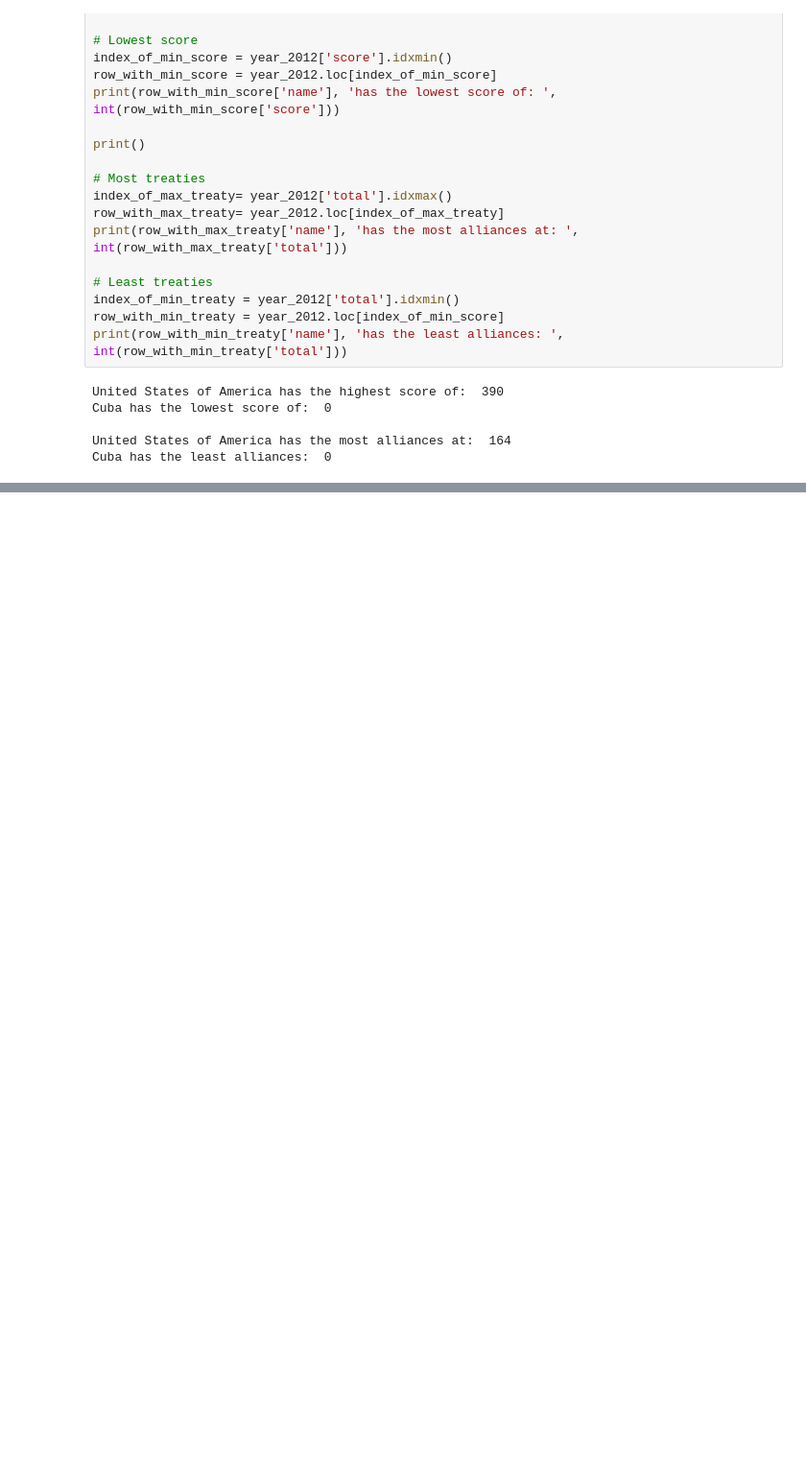
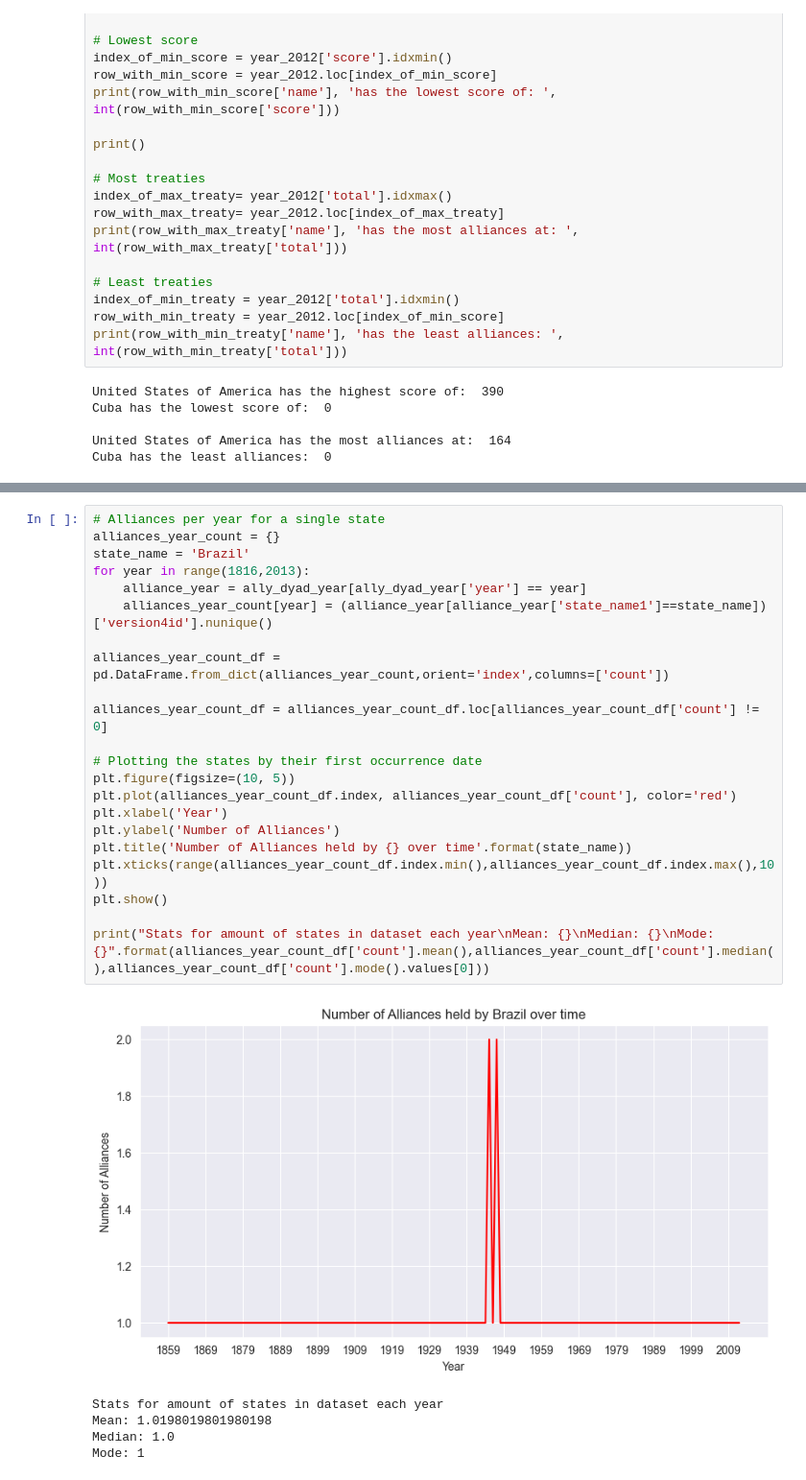
Before and after one commit to CRN91/Trade-Alliance-Network, a Jupyter notebook: alliance_dyad_year.ipynb, the cells around one changed output, grey strips where cells are left out. Shown at 96% size. Cells and saved outputs as stored; diff of their text form; blank space fills up the shorter version.

```diff
--- a/alliance_dyad_year.ipynb
+++ b/alliance_dyad_year.ipynb
@@ -198,0 +222,28 @@ Cuba has the least alliances:  0
+# %%
+# Alliances per year for a single state
+alliances_year_count = {}
+state_name = 'Brazil'
+for year in range(1816,2013):
+    alliance_year = ally_dyad_year[ally_dyad_year['year'] == year]
+    alliances_year_count[year] = (alliance_year[alliance_year['state_name1']==state_name])['version4id'].nunique()
+
+alliances_year_count_df = pd.DataFrame.from_dict(alliances_year_count,orient='index',columns=['count'])
+
+alliances_year_count_df = alliances_year_count_df.loc[alliances_year_count_df['count'] != 0]
+
+# Plotting the states by their first occurrence date
+plt.figure(figsize=(10, 5))
+plt.plot(alliances_year_count_df.index, alliances_year_count_df['count'], color='red')
+plt.xlabel('Year')
+plt.ylabel('Number of Alliances')
+plt.title('Number of Alliances held by {} over time'.format(state_name))
+plt.xticks(range(alliances_year_count_df.index.min(),alliances_year_count_df.index.max(),10))
+plt.show()
+
+print("Stats for amount of states in dataset each year\nMean: {}\nMedian: {}\nMode: {}".format(alliances_year_count_df['count'].mean(),alliances_year_count_df['count'].median(),alliances_year_count_df['count'].mode().values[0]))
+# %% [output]
+[figure, added]
+Stats for amount of states in dataset each year
+Mean: 1.0198019801980198
+Median: 1.0
+Mode: 1
```
Also changed, not shown: parts of 2 cells of this notebook, 2 other files.
